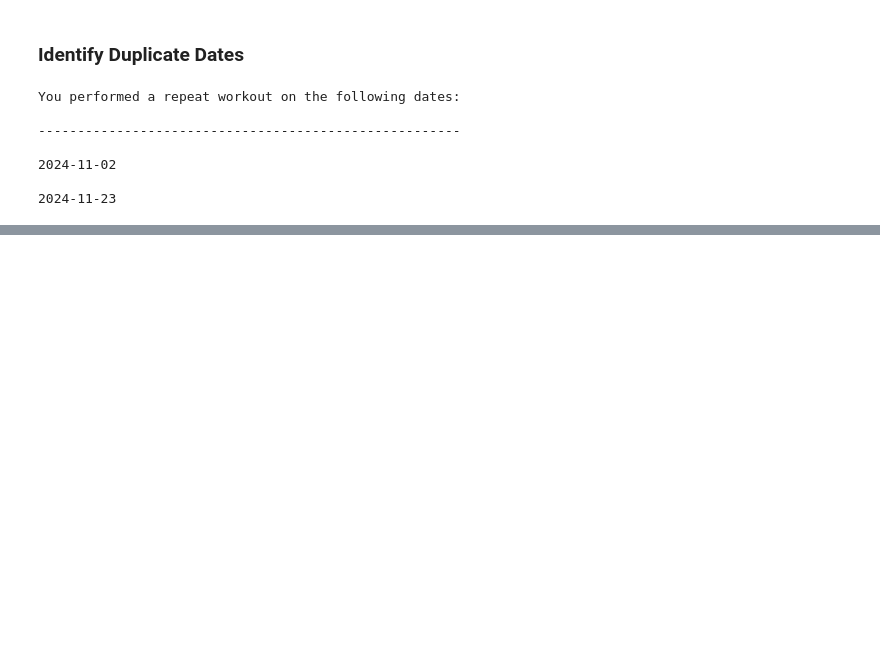
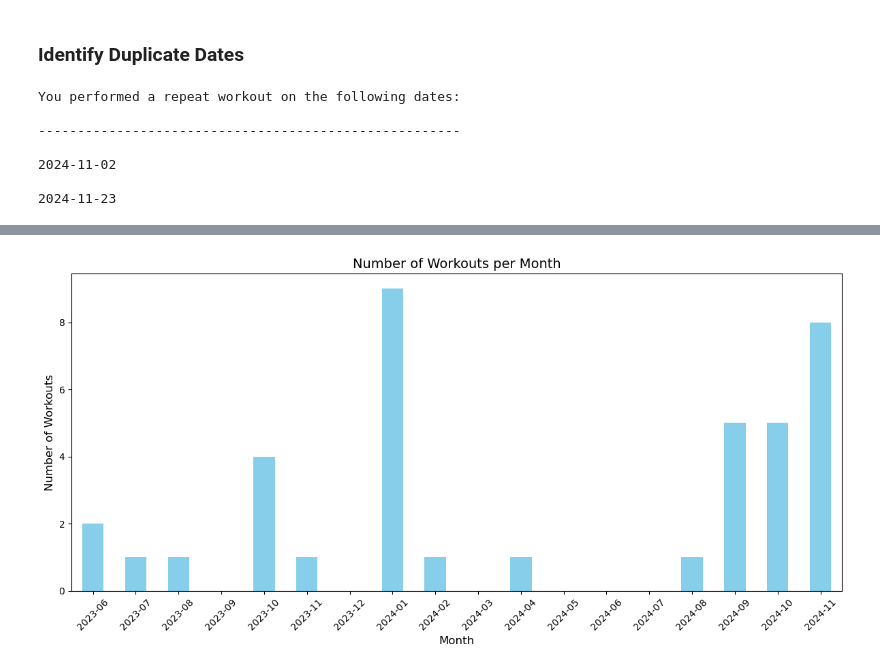
Before and after one commit to valecase4/Runalyze, a Jupyter notebook: notebooks/02_temporal_data_analysis.ipynb, the cells around one changed output, grey strips where cells are left out. Drawn from its saved outputs; the diff is of its cells as text; code cells hidden in the pictures; blank space fills up the shorter version.

Commit message:
Analyzed the number of workouts per month, identified inactive months, and visualized the results with bar and scatter plots.

```diff
--- a/notebooks/02_temporal_data_analysis.ipynb
+++ b/notebooks/02_temporal_data_analysis.ipynb
@@ -230,0 +244,6 @@ Text(0, 0.5, 'Inactivty Periods')
+# %%
+start_date = (df_without_duplicates.iloc[0].Date).strftime('%Y-%m')
+end_date = (df_without_duplicates.iloc[-1].Date).strftime('%Y-%m')
+
+time_interval = f"{start_date} --> {end_date}"
+print(time_interval)
@@ -230,0 +252,5 @@ Text(0, 0.5, 'Inactivty Periods')
+# %%
+all_months = pd.date_range(start=start_date, end=end_date, freq='MS').to_period('M')
+
+missing_months = all_months[~all_months.isin(monthly_wks.index)]
+missing_months
@@ -230,0 +259,5 @@ Text(0, 0.5, 'Inactivty Periods')
+# %%
+inactive_month_dict = {month: 0 for month in missing_months}
+
+inactive_month_series = pd.Series(inactive_month_dict)
+inactive_month_series
@@ -230,0 +272,4 @@ Text(0, 0.5, 'Inactivty Periods')
+# %%
+wks_per_month = pd.concat([monthly_wks, inactive_month_series])
+wks_per_month = wks_per_month.sort_index()
+wks_per_month
@@ -230,0 +296,13 @@ Text(0, 0.5, 'Inactivty Periods')
+# %%
+plt.figure(figsize=(12, 6))
+wks_per_month.plot(kind='bar', color='skyblue')
+
+plt.title('Number of Workouts per Month', fontsize=14)
+plt.xlabel('Month', fontsize=12)
+plt.ylabel('Number of Workouts', fontsize=12)
+plt.xticks(rotation=45)
+plt.tight_layout()
+
+plt.show()
+# %% [output]
+[figure, added]
```
Also changed, not shown: parts of 24 cells of this notebook.
